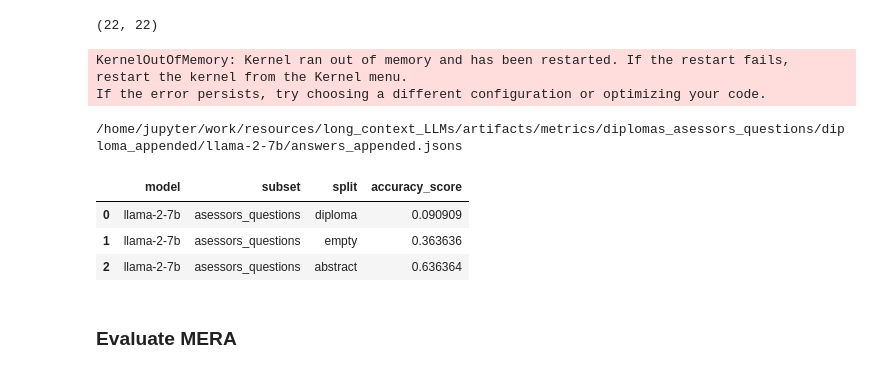
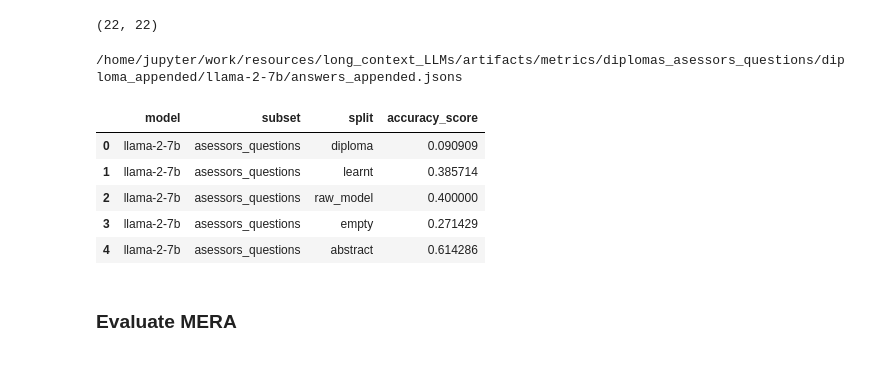
Before and after one commit to DenisovNikita/long_context_LLMs, a Jupyter notebook: src/notebooks/metrics_calculation/evaluate_model_on_all_metrics.ipynb, the cells around one changed output. Cells and saved outputs as stored; diff of their text form; code cells hidden in the pictures.

Commit message:
Add artifacts for asessors metric

```diff
--- a/src/notebooks/metrics_calculation/evaluate_model_on_all_metrics.ipynb
+++ b/src/notebooks/metrics_calculation/evaluate_model_on_all_metrics.ipynb
@@ -321,8 +333,8 @@ smart_tokenizer_and_embedding_resize(
 # %%
 from peft import PeftModel
 
-model_id = "nvdenisov2002/llama-longLoRA-v3-16k-5000-samples-220-iterations"
-peft_model = PeftModel.from_pretrained(model, model_id)
+model_id = "nvdenisov2002/llama-longLoRA-v1" # "nvdenisov2002/llama-longLoRA-v3-16k-5000-samples-220-iterations"
+model = PeftModel.from_pretrained(model, model_id)
 # %% [markdown]
 ## Inference model on tasks
 # %% [markdown]
@@ -446,9 +456,9 @@ tokenizer.decode(prefix_tokens)
 # %% [markdown]
 ### Inference model on asessors questions
 # %%
-from llm_helpers_fixed_tokenizer import get_some_model_result
+from llm_helpers import get_some_model_result
 
-test_df = pd.read_csv(ARTIFACTS_DIR_PATH.joinpath("diplomas_abstracts/mcs_raw_learnt_abstract_learnt8k.csv"))
+test_df = pd.read_csv(ARTIFACTS_DIR_PATH.joinpath("diplomas_abstracts/mcs_raw_learnt_abstract.csv"))
 
 new_rows = []
 for _, row in tqdm(test_df[:first_k].iterrows(), total=len(test_df[:first_k]), desc="Rows..."):
@@ -582,12 +611,12 @@ from llm_helpers import calculate_token_interest_probs, get_answer
 
 
 
-for split in ["diploma"]:
+for split in ["raw_model"]:
     # a_list = []
     # probs_list = []
     metric_dir_path = ARTIFACTS_DIR_PATH.joinpath(f"metrics/diplomas_asessors_questions/{split}_appended/{LLAMA_2_7B}/") # get_metric_dir_path(baseline_model, subset, name, split)
     metric_dir_path.mkdir(exist_ok=True, parents=True)
-    for row in tqdm(asessors_dataset[1:], desc="Rows..."):
+    for row in tqdm(asessors_dataset, desc="Rows..."):
         x = copy.deepcopy(row)
         if split == "empty":
             x['inputs']['context'] = ""
@@ -610,9 +639,6 @@ for split in ["diploma"]:
         with open(metric_dir_path.joinpath("answers_appended.jsons"), "a") as f:
             json.dump(a_entry, f, ensure_ascii=False)
             f.write("\n")
-# %% [output]
-KernelOutOfMemory: Kernel ran out of memory and has been restarted. If the restart fails, restart the kernel from the Kernel menu.
-If the error persists, try choosing a different configuration or optimizing your code.
 # %%
 ! ls /home/jupyter/work/resources/long_context_LLMs/artifacts/metrics/diplomas_asessors_questions/diploma_appended/llama-2-7b/answers_appended.jsons
 # %% [output]
@@ -621,38 +647,41 @@ If the error persists, try choosing a different configuration or optimizing your
 rows = []
 pred_by_model = dict()
 # for baseline_model in HUGGINFACE_BASELINE_MODELS:
-splits = ["diploma", "empty", "abstract"]
+splits = ["diploma", "learnt", "raw_model", "empty", "abstract"]
 # if baseline_model == LLAMA_2_7B:
 #     splits.extend(["learnt", "learnt_8k", MODEL_EXPERIMENT_NAME])
 for split in splits:
-    if split == "diploma":
+    if split == "diploma" or split == "learnt" or split == "raw_model":
         metric_path = ARTIFACTS_DIR_PATH.joinpath(f"metrics/diplomas_asessors_questions/{split}_appended/{LLAMA_2_7B}/") # get_metric_dir_path(baseline_model, subset, name, split)
     else:
         metric_path = ARTIFACTS_DIR_PATH.joinpath(f"metrics/diplomas_asessors_questions/{split}/{LLAMA_2_7B}/") # get_metric_dir_path(baseline_model, subset, name, split)
-    if split == "diploma":
+    if split == "diploma" or split == "learnt" or split == "raw_model":
         some_path = metric_path.joinpath("answers_appended.jsons")
         with open(some_path, "r") as f:
             answers = [json.loads(x) for x in f.readlines()]
     else:
         some_path = metric_path.joinpath("answers.jsonl")
         with open(some_path, "r") as f:
             answers = json.load(f) #[json.loads(x) for x in f.readlines()]
     # with open(metric_path.joinpath("answers.jsonl"), "r") as f:
         # answers = json.load(f)
-    pred = [x["answer"] for x in answers[:22]]
+    first_k = 22 if split == "diploma" else 70
+    pred = [x["answer"] for x in answers[:first_k]]
     pred_by_model[f"{split}_{LLAMA_2_7B}"] = pred
-    true = [x["outputs"] for x in asessors_dataset[:22]]
+    true = [x["outputs"] for x in asessors_dataset[:first_k]]
     rows.append({
         "model": LLAMA_2_7B,
         "subset": "asessors_questions",
         "split": split,
         "accuracy_score": accuracy_score(true, pred),
     })
 asessors_df = pd.DataFrame(rows)
 asessors_df
 # %% [output]
 |  | model | subset | split | accuracy_score |
 | 0 | llama-2-7b | asessors_questions | diploma | 0.090909 |
-| 1 | llama-2-7b | asessors_questions | empty | 0.363636 |
-| 2 | llama-2-7b | asessors_questions | abstract | 0.636364 |
+| 1 | llama-2-7b | asessors_questions | learnt | 0.385714 |
+| 2 | llama-2-7b | asessors_questions | raw_model | 0.400000 |
+| 3 | llama-2-7b | asessors_questions | empty | 0.271429 |
+| 4 | llama-2-7b | asessors_questions | abstract | 0.614286 |
 # %%
```
Also changed, not shown: parts of 6 cells of this notebook, 7 other files.
